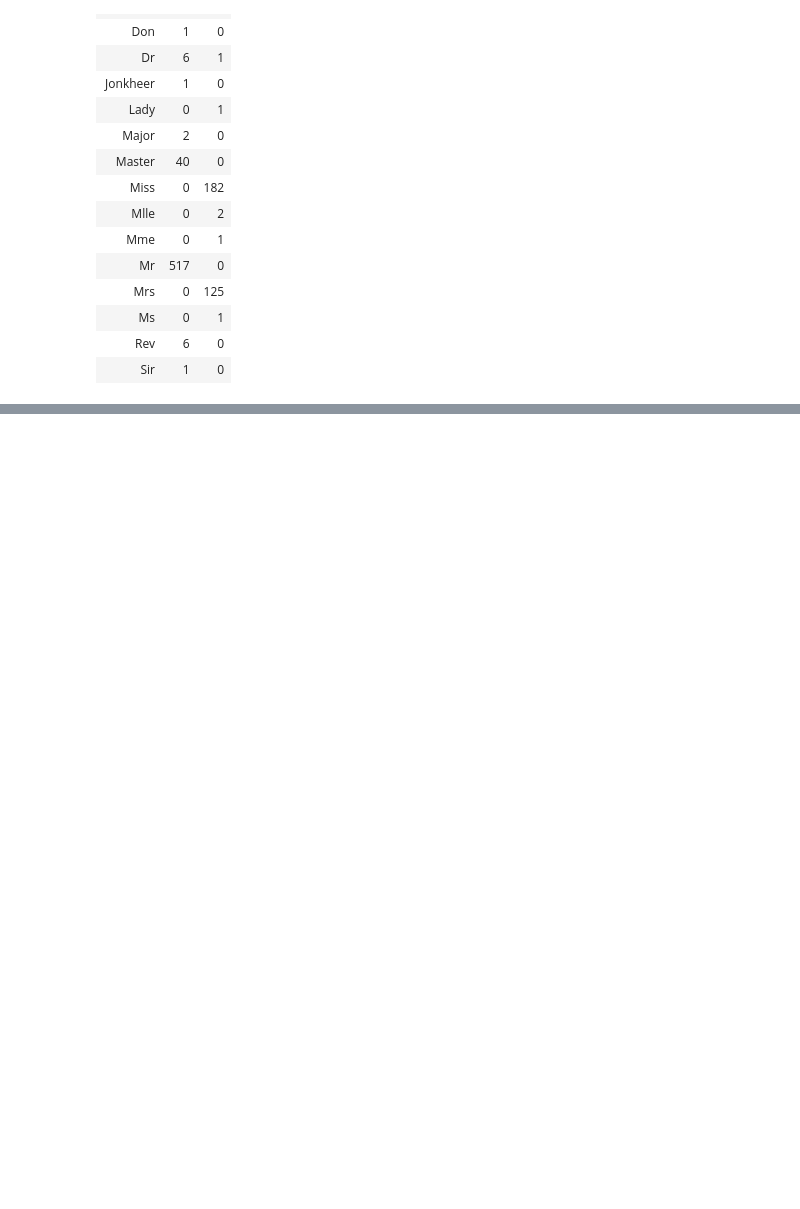
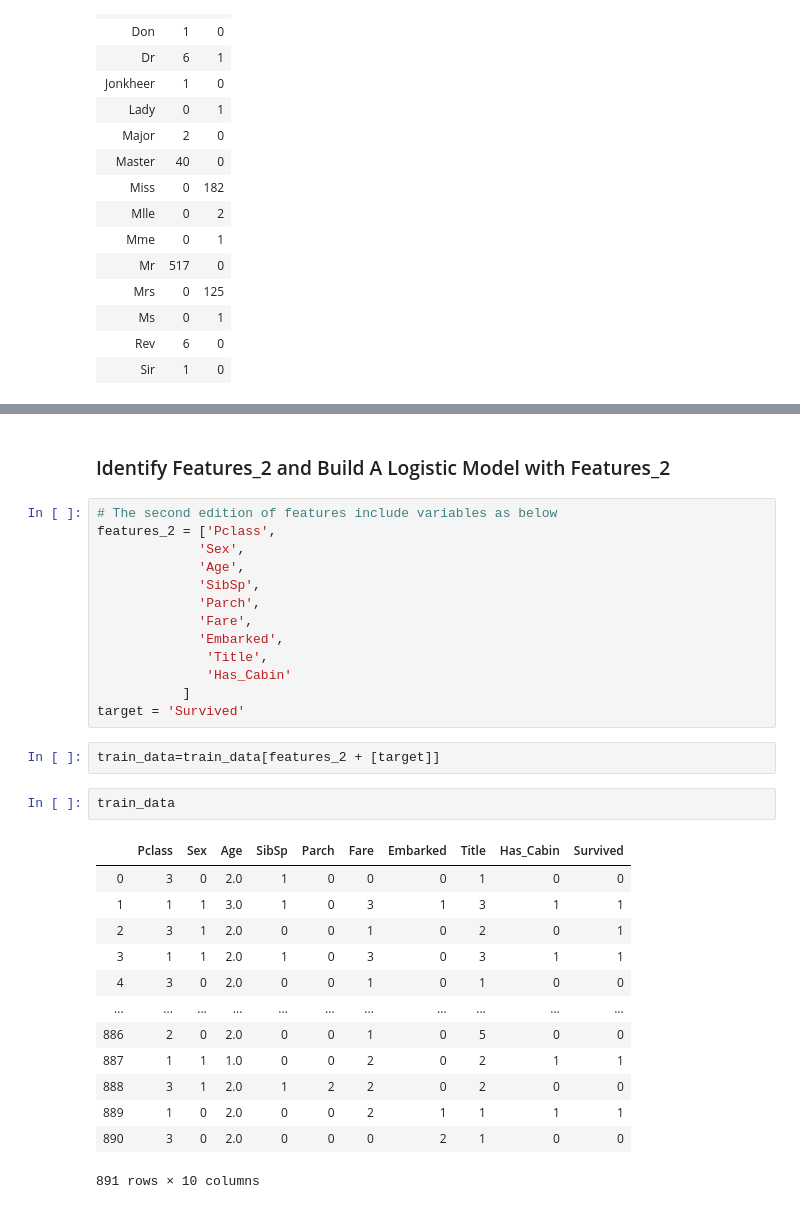
Before and after one commit to RachelPengmkt/Titanic-Machine-Learning-from-Disaster-Classification-Prediction, a Jupyter notebook: Titanic-Machine-Learning-from-Disaster-Classification-Prediction.ipynb, the cells around one changed output, grey strips where cells are left out. Saved outputs shown, nothing was run; the diff lists cells and outputs as text; blank space fills up the shorter version.

```diff
--- a/Titanic-Machine-Learning-from-Disaster-Classification-Prediction.ipynb
+++ b/Titanic-Machine-Learning-from-Disaster-Classification-Prediction.ipynb
@@ -711,0 +826,33 @@ test['Has_Cabin'] = test["Cabin"].apply(lambda x: 0 if type(x) == float else 1)
+# %% [markdown]
+### Identify Features_2 and Build A Logistic Model with Features_2
+# %%
+# The second edition of features include variables as below
+features_2 = ['Pclass',
+             'Sex',
+             'Age',
+             'SibSp',
+             'Parch',
+             'Fare',
+             'Embarked',
+              'Title',
+              'Has_Cabin'
+           ]
+target = 'Survived'
+# %%
+train_data=train_data[features_2 + [target]]
+# %%
+train_data
+# %% [output]
+|  | Pclass | Sex | Age | SibSp | Parch | Fare | Embarked | Title | Has_Cabin | Survived |
+| 0 | 3 | 0 | 2.0 | 1 | 0 | 0 | 0 | 1 | 0 | 0 |
+| 1 | 1 | 1 | 3.0 | 1 | 0 | 3 | 1 | 3 | 1 | 1 |
+| 2 | 3 | 1 | 2.0 | 0 | 0 | 1 | 0 | 2 | 0 | 1 |
+| 3 | 1 | 1 | 2.0 | 1 | 0 | 3 | 0 | 3 | 1 | 1 |
+| 4 | 3 | 0 | 2.0 | 0 | 0 | 1 | 0 | 1 | 0 | 0 |
+| ... | ... | ... | ... | ... | ... | ... | ... | ... | ... | ... |
+| 886 | 2 | 0 | 2.0 | 0 | 0 | 1 | 0 | 5 | 0 | 0 |
+| 887 | 1 | 1 | 1.0 | 0 | 0 | 2 | 0 | 2 | 1 | 1 |
+| 888 | 3 | 1 | 2.0 | 1 | 2 | 2 | 0 | 2 | 0 | 0 |
+| 889 | 1 | 0 | 2.0 | 0 | 0 | 2 | 1 | 1 | 1 | 1 |
+| 890 | 3 | 0 | 2.0 | 0 | 0 | 0 | 2 | 1 | 0 | 0 |
+891 rows × 10 columns
```
Also changed, not shown: parts of 29 cells of this notebook.
